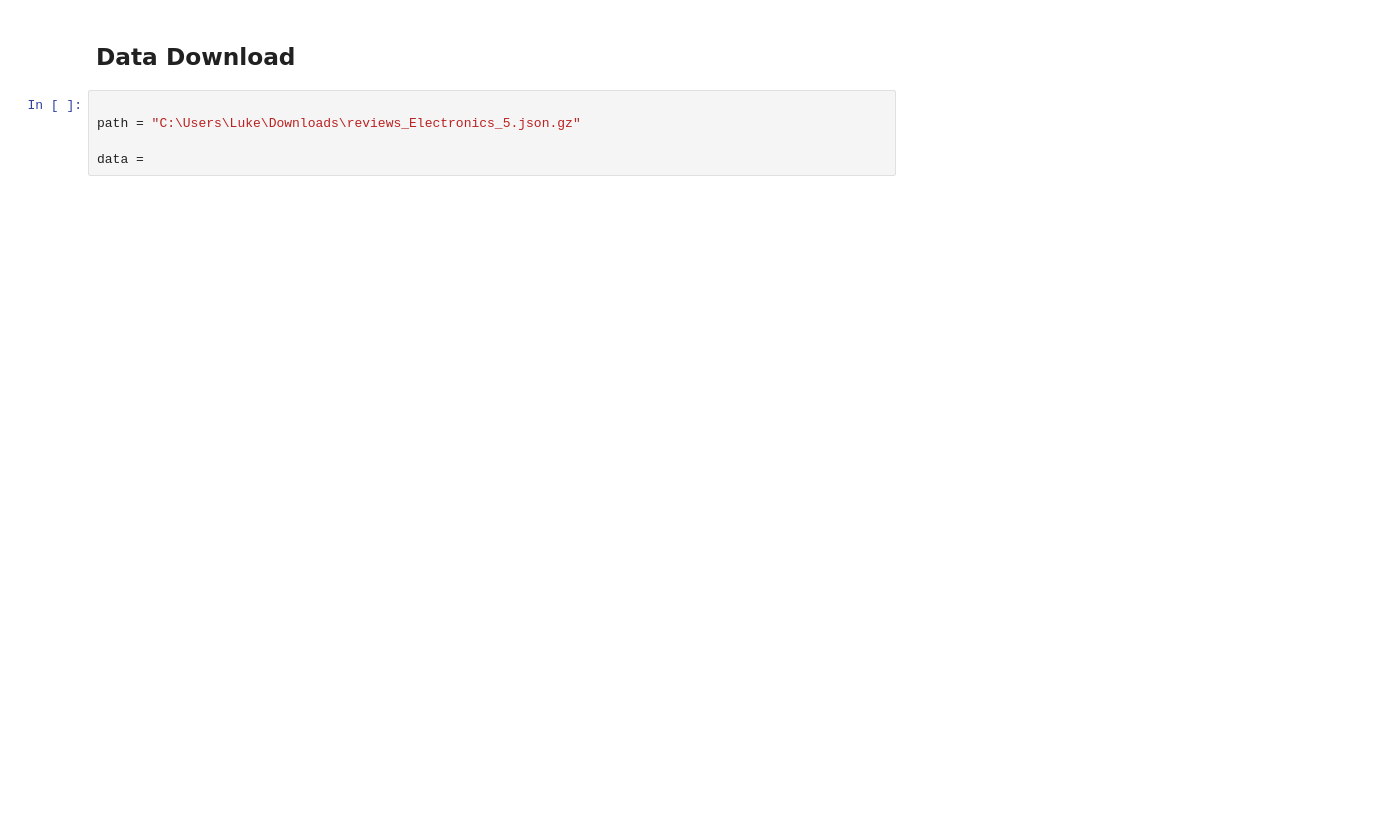
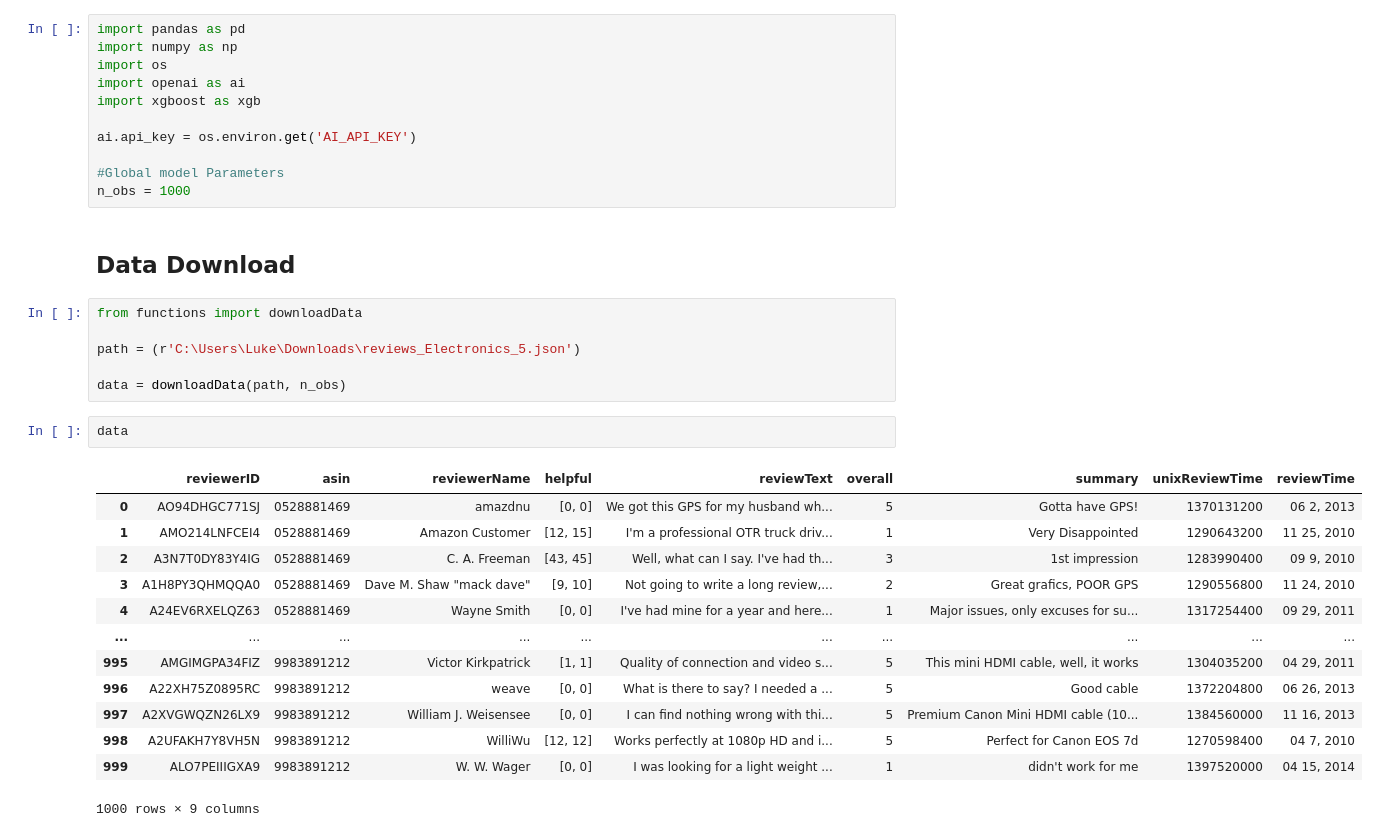
Before and after one commit to EnronMusk/MyRepo, a Jupyter notebook: ReviewGPT/model.ipynb, the cells around one changed output. Saved outputs shown, nothing was run; the diff lists cells and outputs as text; blank space fills up the shorter version.

```diff
--- a/ReviewGPT/model.ipynb
+++ b/ReviewGPT/model.ipynb
@@ -9,7 +4,35 @@ ModuleNotFoundError: No module named 'functions'
+# %%
+import pandas as pd
+import numpy as np
+import os
+import openai as ai
+import xgboost as xgb
+
+ai.api_key = os.environ.get('AI_API_KEY')
+
+#Global model Parameters
+n_obs = 1000
 # %% [markdown]
 ## Data Download
 # %%
+from functions import downloadData
 
-path = "C:\Users\Luke\Downloads\reviews_Electronics_5.json.gz"
+path = (r'C:\Users\Luke\Downloads\reviews_Electronics_5.json')
 
-data =
+data = downloadData(path, n_obs)
+# %%
+data
+# %% [output]
+|  | reviewerID | asin | reviewerName | helpful | reviewText | overall | summary | unixReviewTime | reviewTime |
+| 0 | AO94DHGC771SJ | 0528881469 | amazdnu | [0, 0] | We got this GPS for my husband wh... | 5 | Gotta have GPS! | 1370131200 | 06 2, 2013 |
+| 1 | AMO214LNFCEI4 | 0528881469 | Amazon Customer | [12, 15] | I'm a professional OTR truck driv... | 1 | Very Disappointed | 1290643200 | 11 25, 2010 |
+| 2 | A3N7T0DY83Y4IG | 0528881469 | C. A. Freeman | [43, 45] | Well, what can I say. I've had th... | 3 | 1st impression | 1283990400 | 09 9, 2010 |
+| 3 | A1H8PY3QHMQQA0 | 0528881469 | Dave M. Shaw "mack dave" | [9, 10] | Not going to write a long review,... | 2 | Great grafics, POOR GPS | 1290556800 | 11 24, 2010 |
+| 4 | A24EV6RXELQZ63 | 0528881469 | Wayne Smith | [0, 0] | I've had mine for a year and here... | 1 | Major issues, only excuses for su... | 1317254400 | 09 29, 2011 |
+| ... | ... | ... | ... | ... | ... | ... | ... | ... | ... |
+| 995 | AMGIMGPA34FIZ | 9983891212 | Victor Kirkpatrick | [1, 1] | Quality of connection and video s... | 5 | This mini HDMI cable, well, it works | 1304035200 | 04 29, 2011 |
+| 996 | A22XH75Z0895RC | 9983891212 | weave | [0, 0] | What is there to say? I needed a ... | 5 | Good cable | 1372204800 | 06 26, 2013 |
+| 997 | A2XVGWQZN26LX9 | 9983891212 | William J. Weisensee | [0, 0] | I can find nothing wrong with thi... | 5 | Premium Canon Mini HDMI cable (10... | 1384560000 | 11 16, 2013 |
+| 998 | A2UFAKH7Y8VH5N | 9983891212 | WilliWu | [12, 12] | Works perfectly at 1080p HD and i... | 5 | Perfect for Canon EOS 7d | 1270598400 | 04 7, 2010 |
+| 999 | ALO7PEIIIGXA9 | 9983891212 | W. W. Wager | [0, 0] | I was looking for a light weight ... | 1 | didn't work for me | 1397520000 | 04 15, 2014 |
+1000 rows × 9 columns
```
Also changed, not shown: parts of 4 cells of this notebook, 1 other file.
